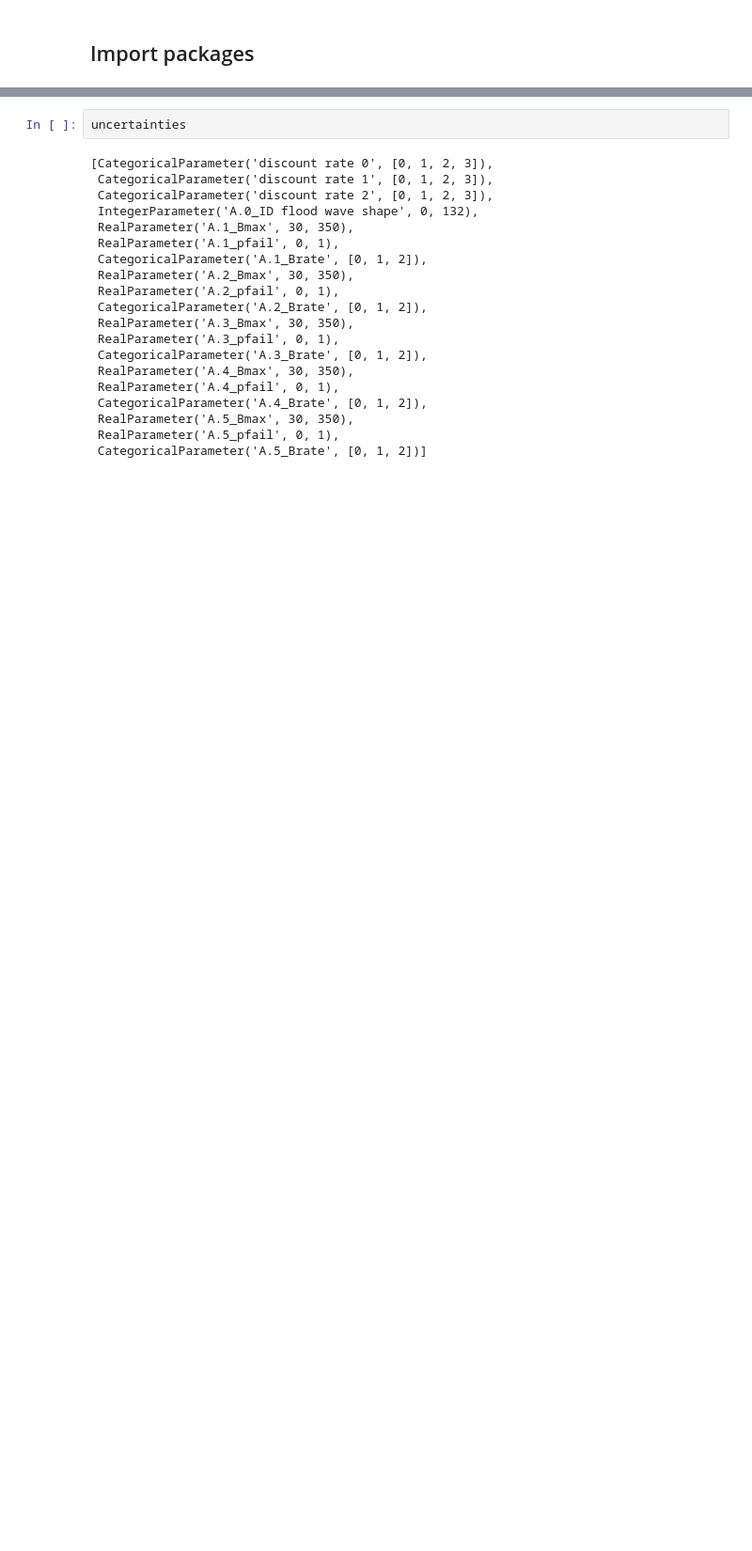
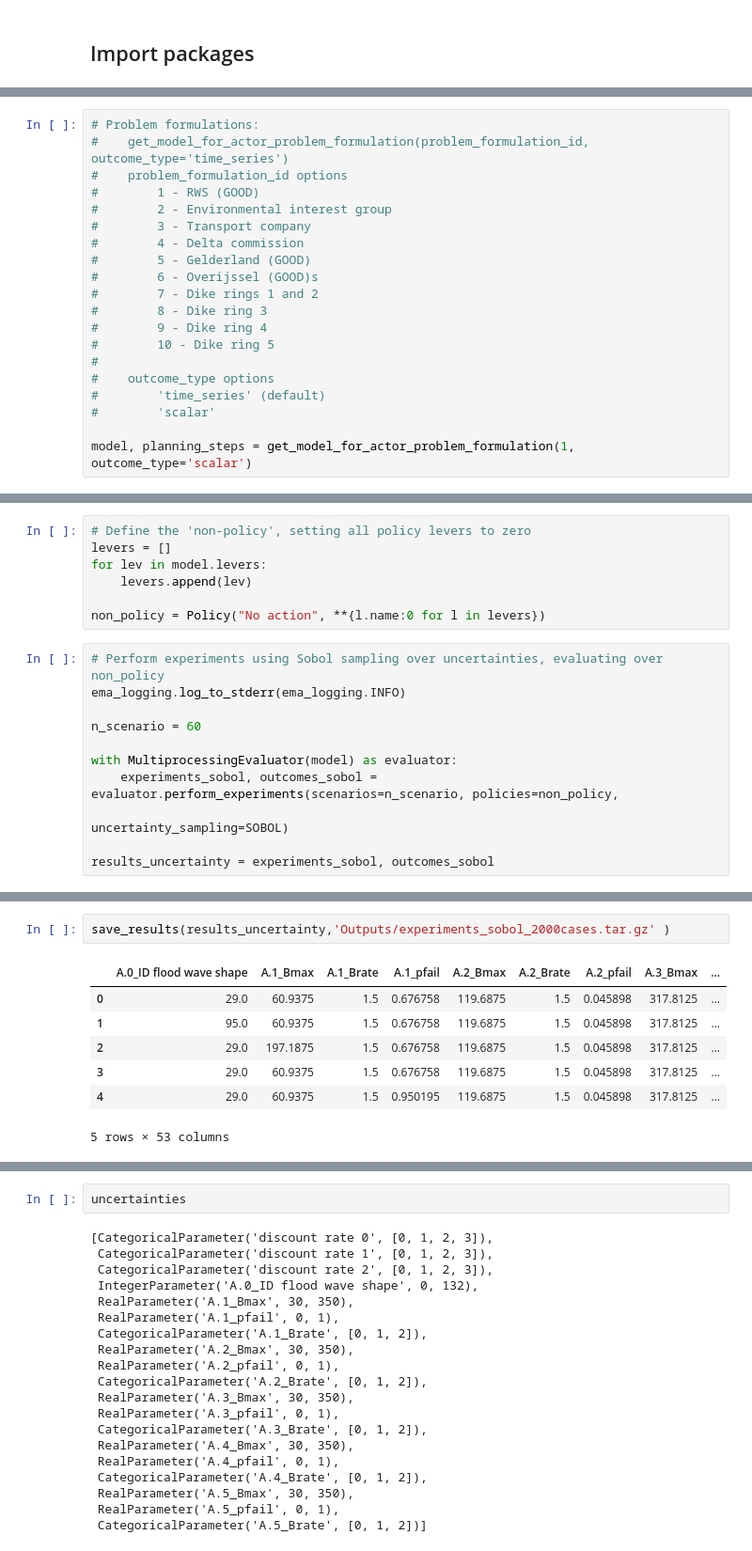
Before and after one commit to itjallingii/sassy_lion, a Jupyter notebook: SensitivityAnalysisSobol/sensitivity_analysis_grp1.ipynb, the cells around one changed output, grey strips where cells are left out. Shown at 94% size. Cells and saved outputs as stored; diff of their text form; blank space fills up the shorter version.

```diff
--- a/SensitivityAnalysisSobol/sensitivity_analysis_grp1.ipynb
+++ b/SensitivityAnalysisSobol/sensitivity_analysis_grp1.ipynb
@@ -48,0 +45,20 @@ problem = get_SALib_problem(uncertainties)
+# %%
+# Problem formulations:
+#    get_model_for_actor_problem_formulation(problem_formulation_id, outcome_type='time_series')
+#    problem_formulation_id options
+#        1 - RWS (GOOD)
+#        2 - Environmental interest group
+#        3 - Transport company
+#        4 - Delta commission
+#        5 - Gelderland (GOOD)
+#        6 - Overijssel (GOOD)s
+#        7 - Dike rings 1 and 2
+#        8 - Dike ring 3
+#        9 - Dike ring 4
+#        10 - Dike ring 5
+#
+#    outcome_type options
+#        'time_series' (default)
+#        'scalar'
+
+model, planning_steps = get_model_for_actor_problem_formulation(1, outcome_type='scalar')
@@ -48,0 +74,18 @@ problem = get_SALib_problem(uncertainties)
+# %%
+# Define the 'non-policy', setting all policy levers to zero
+levers = []
+for lev in model.levers:
+    levers.append(lev)
+
+non_policy = Policy("No action", **{l.name:0 for l in levers})
+# %%
+# Perform experiments using Sobol sampling over uncertainties, evaluating over non_policy
+ema_logging.log_to_stderr(ema_logging.INFO)
+
+n_scenario = 60
+
+with MultiprocessingEvaluator(model) as evaluator:
+    experiments_sobol, outcomes_sobol = evaluator.perform_experiments(scenarios=n_scenario, policies=non_policy,
+                                                                      uncertainty_sampling=SOBOL)
+
+results_uncertainty = experiments_sobol, outcomes_sobol
@@ -48,0 +107,10 @@ problem = get_SALib_problem(uncertainties)
+# %%
+save_results(results_uncertainty,'Outputs/experiments_sobol_2000cases.tar.gz' )
+# %% [output]
+|  | A.0_ID flood wave shape | A.1_Bmax | A.1_Brate | A.1_pfail | A.2_Bmax | A.2_Brate | A.2_pfail | A.3_Bmax | ... |
+| 0 | 29.0 | 60.9375 | 1.5 | 0.676758 | 119.6875 | 1.5 | 0.045898 | 317.8125 | ... |
+| 1 | 95.0 | 60.9375 | 1.5 | 0.676758 | 119.6875 | 1.5 | 0.045898 | 317.8125 | ... |
+| 2 | 29.0 | 197.1875 | 1.5 | 0.676758 | 119.6875 | 1.5 | 0.045898 | 317.8125 | ... |
+| 3 | 29.0 | 60.9375 | 1.5 | 0.676758 | 119.6875 | 1.5 | 0.045898 | 317.8125 | ... |
+| 4 | 29.0 | 60.9375 | 1.5 | 0.950195 | 119.6875 | 1.5 | 0.045898 | 317.8125 | ... |
+5 rows × 53 columns
```
Also changed, not shown: parts of 22 cells of this notebook, 5 other files.
